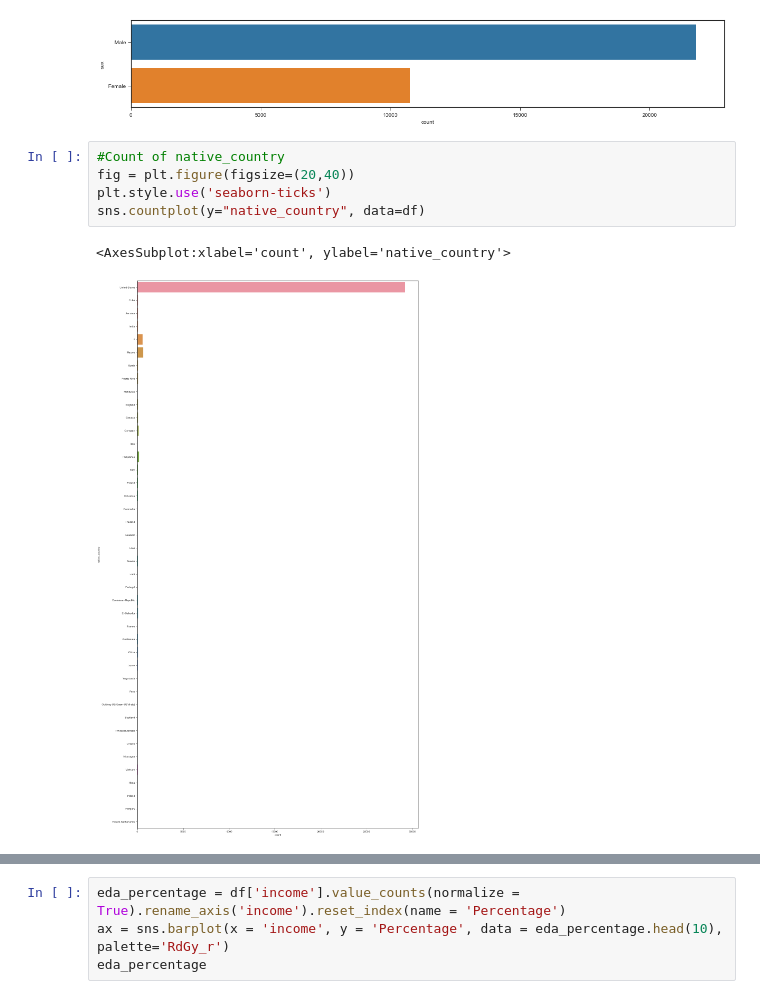
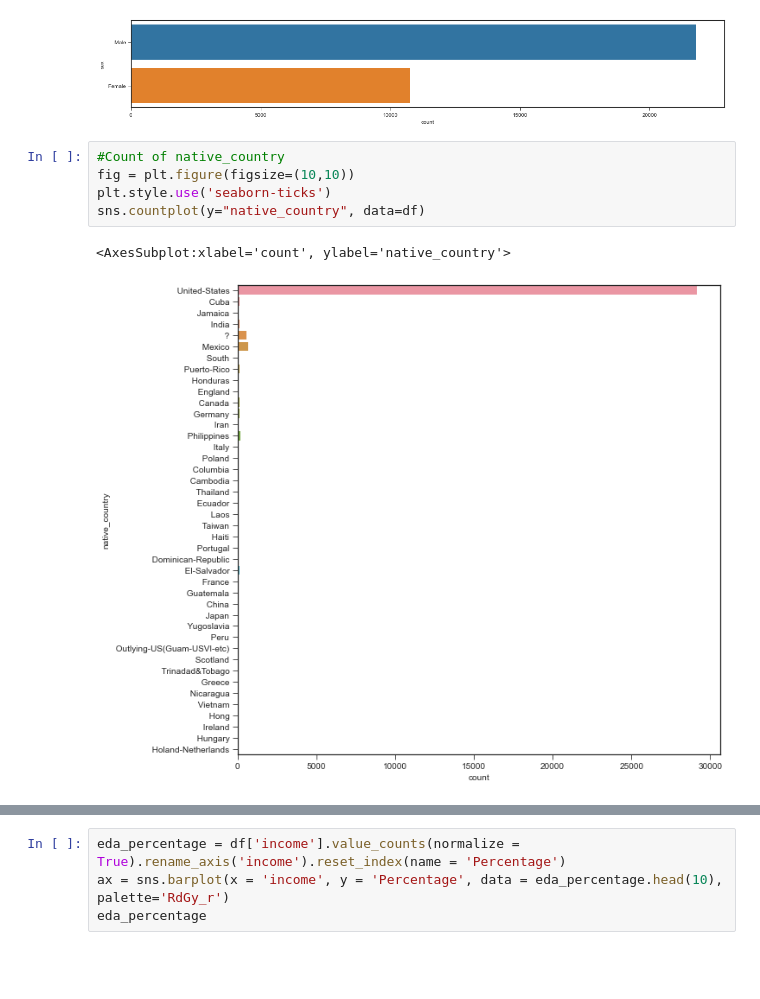
Before and after one commit to Achsuthan/DataMining, a Jupyter notebook: ClassificationComparison/ClassificationComparisons.ipynb, the cells around one changed output, grey strips where cells are left out. Drawn from its saved outputs; the diff is of its cells as text; blank space fills up the shorter version.

```diff
--- a/ClassificationComparison/ClassificationComparisons.ipynb
+++ b/ClassificationComparison/ClassificationComparisons.ipynb
@@ -135,9 +164,9 @@ sns.countplot(y="sex", data=df)
 [figure]
 # %%
 #Count of native_country
-fig = plt.figure(figsize=(20,40))
+fig = plt.figure(figsize=(10,10))
 plt.style.use('seaborn-ticks')
 sns.countplot(y="native_country", data=df)
 # %% [output]
 <AxesSubplot:xlabel='count', ylabel='native_country'>
-[figure, old version]
+[figure, new version]
```
Also changed, not shown: parts of 16 cells of this notebook.
